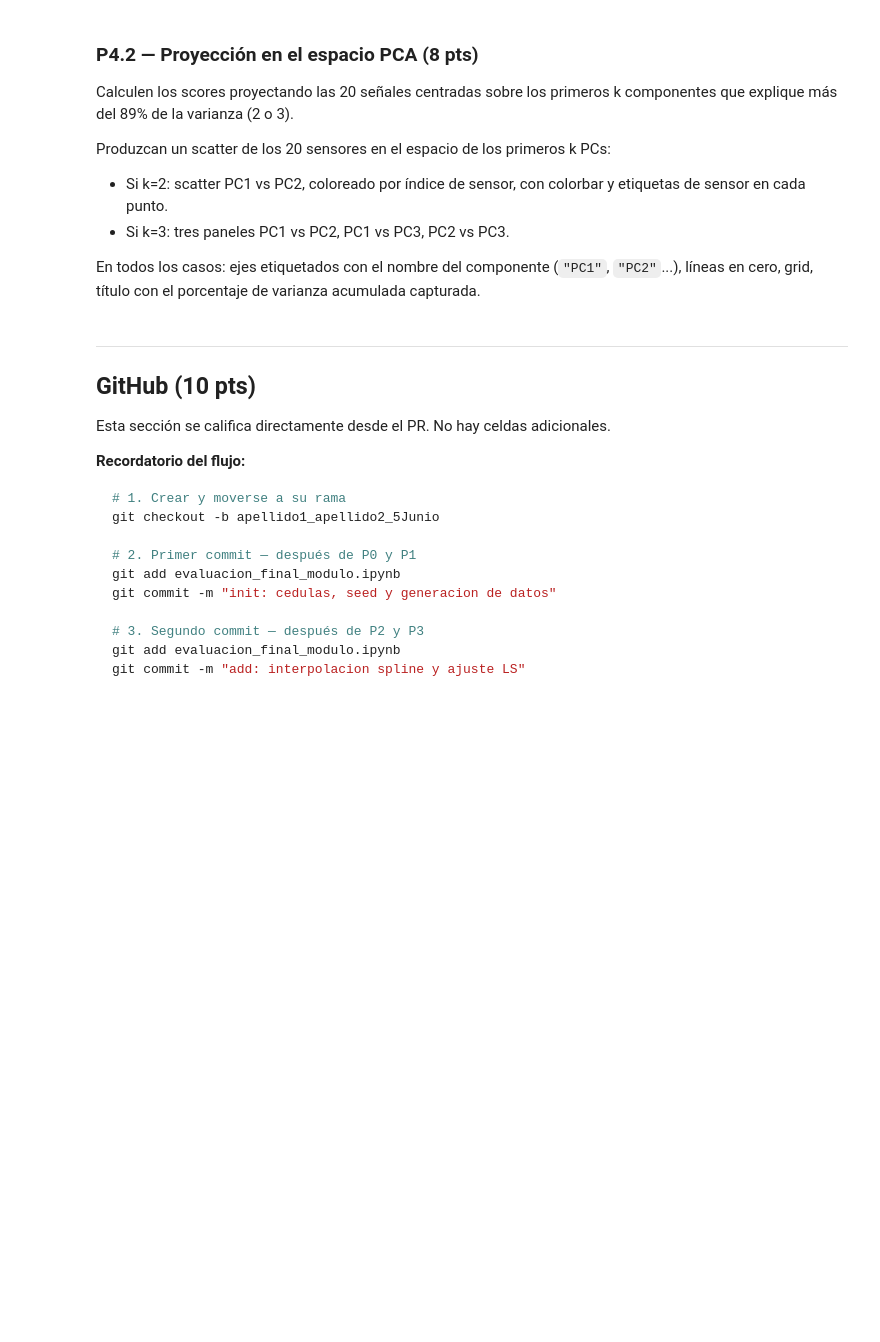
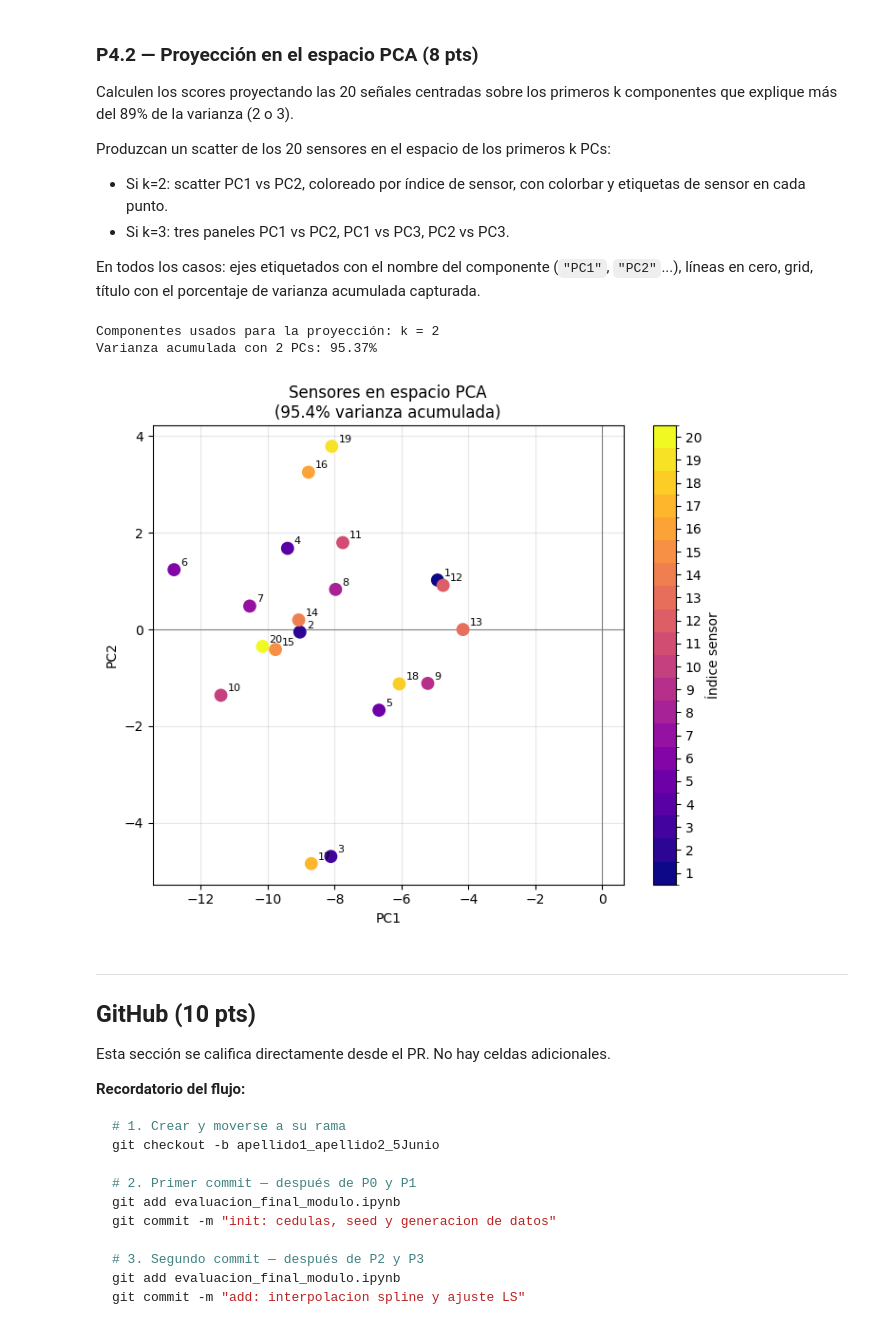
Before and after one commit to manubastidas/programacionCientifica, a Jupyter notebook: Evaluacion/Delgado_Moreno_evaluacion1.ipynb, the cells around one changed output. Drawn from its saved outputs; the diff is of its cells as text; code cells hidden in the pictures; blank space fills up the shorter version.

```diff
--- a/Evaluacion/Delgado_Moreno_evaluacion1.ipynb
+++ b/Evaluacion/Delgado_Moreno_evaluacion1.ipynb
@@ -407,6 +468,66 @@ Produzcan un scatter de los 20 sensores en el espacio de los primeros k PCs:
 
 En todos los casos: ejes etiquetados con el nombre del componente (`"PC1"`, `"PC2"`...),
 líneas en cero, grid, título con el porcentaje de varianza acumulada capturada.
+# %%
+# P4.2: proyección en espacio PCA
+# Determinar k: mínimo número de componentes que supera el 89% de varianza
+k = int(np.argmax(var_cumul >= 0.89)) + 1
+# Garantizar k >= 2 para poder hacer scatter 2D (si ya con 1 se supera el 89%, usamos 2)
+k = max(k, 2)
+print(f"Componentes usados para la proyección: k = {k}")
+print(f"Varianza acumulada con {k} PCs: {var_cumul[k-1]*100:.2f}%")
+
+# Scores: proyectar señales centradas sobre los k primeros PCs
+scores = U[:, :k] * S[:k]   # (20, k)
+sensor_idx = np.arange(1, m+1)
+
+# Colormap plasma discretizado en 20 colores
+import matplotlib.colors as mcolors
+cmap_disc = plt.cm.get_cmap('plasma', 20)
+norm = mcolors.BoundaryNorm(boundaries=np.arange(0.5, 21.5, 1), ncolors=20)
+
+if k == 2:
+    fig, ax = plt.subplots(figsize=(7, 6))
+    sc = ax.scatter(scores[:, 0], scores[:, 1], c=sensor_idx, cmap=cmap_disc, norm=norm, s=80, zorder=3)
+    for i_s in range(m):
+        ax.annotate(str(i_s+1), (scores[i_s, 0], scores[i_s, 1]),
+                    textcoords='offset points', xytext=(5, 3), fontsize=8)
+    ax.axhline(0, color='gray', lw=0.8)
+    ax.axvline(0, color='gray', lw=0.8)
+    ax.grid(True, alpha=0.3)
+    ax.set_xlabel('PC1')
+    ax.set_ylabel('PC2')
+    ax.set_title(f'Sensores en espacio PCA\n({var_cumul[k-1]*100:.1f}% varianza acumulada)')
+    cbar = fig.colorbar(sc, ax=ax, label='Índice sensor')
+    cbar.set_ticks(range(1, 21))
+
+else:  # k >= 3
+    pairs = [(0,1,'PC1','PC2'), (0,2,'PC1','PC3'), (1,2,'PC2','PC3')]
+    fig, axes = plt.subplots(1, 3, figsize=(15, 5))
+    sc = None
+    for ax, (ii, jj, lx, ly) in zip(axes, pairs):
+        sc = ax.scatter(scores[:, ii], scores[:, jj], c=sensor_idx, cmap=cmap_disc, norm=norm, s=80, zorder=3)
+        for s_i in range(m):
+            ax.annotate(str(s_i+1), (scores[s_i, ii], scores[s_i, jj]),
+                        textcoords='offset points', xytext=(4, 3), fontsize=7)
+        ax.axhline(0, color='gray', lw=0.8)
+        ax.axvline(0, color='gray', lw=0.8)
+        ax.grid(True, alpha=0.3)
+        ax.set_xlabel(lx)
+        ax.set_ylabel(ly)
+        ax.set_title(f'{lx} vs {ly}')
+    fig.suptitle(f'Sensores en espacio PCA (k=3)\n({var_cumul[k-1]*100:.1f}% varianza acumulada)', fontsize=12)
+    if sc is not None:
+        cbar = plt.colorbar(sc, ax=axes[-1], label='Índice sensor')
+        cbar.set_ticks(range(1, 21))
+
+plt.tight_layout()
+plt.savefig('p4_scores.png', dpi=120, bbox_inches='tight')
+plt.show()
+# %% [output]
+Componentes usados para la proyección: k = 2
+Varianza acumulada con 2 PCs: 95.37%
+[figure, added]
 # %% [markdown]
 ---
 ## GitHub (10 pts)
```
Also changed, not shown: parts of 1 cell of this notebook.
